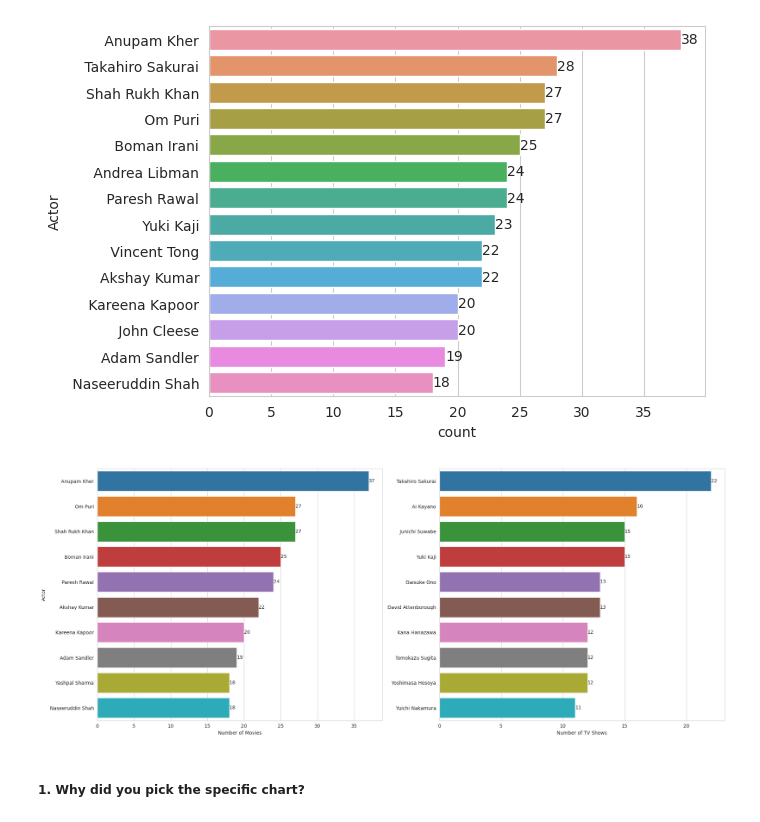
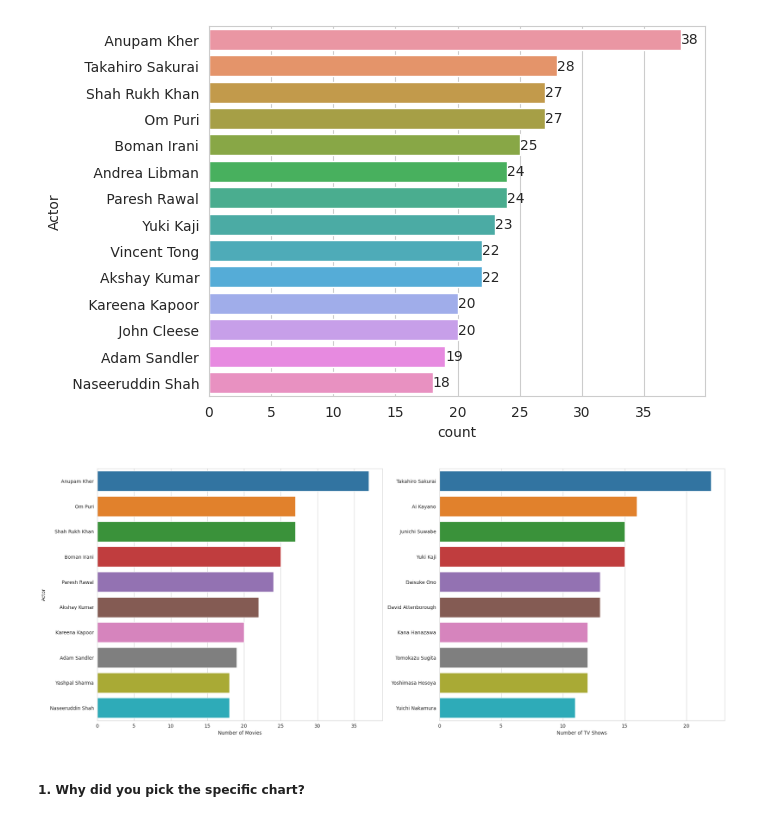
Before and after one commit to Jeetesh-KumarM/CAPSTONE-PROJECT--3--CLUSTERING, a Jupyter notebook: Netflix_Movies_and_TV_Shows_Clustering.ipynb, the cells around one changed output. Saved outputs shown, nothing was run; the diff lists cells and outputs as text; code cells hidden in the pictures.

```diff
--- a/Netflix_Movies_and_TV_Shows_Clustering.ipynb
+++ b/Netflix_Movies_and_TV_Shows_Clustering.ipynb
@@ -421,25 +421,21 @@ for label in ax.containers:
 # %%
 #Cast for Movies
 cstm=dfm['cast'].str.split(',', expand=True)
 cstm=cstm.stack().reset_index()
 fig, ax = plt.subplots(nrows=1, ncols=2,figsize=(20,8))
 sns.countplot(data=cstm,y=cstm[0],order=cstm[0].value_counts().iloc[:10].index,ax=ax[0])
 ax[0].set_ylabel('Actor')
 ax[0].set_xlabel('Number of Movies')
-for label in ax[0].containers:
-    ax[0].bar_label(label)
 
 #Cast for TV Shows
 csttvs=dftvs['cast'].str.split(',', expand=True)
 csttvs=csttvs.stack().reset_index()
 sns.countplot(data=csttvs,y=csttvs[0],order=csttvs[0].value_counts().iloc[:10].index,ax=ax[1])
 ax[1].set_ylabel('')
 ax[1].set_xlabel('Number of TV Shows')
-for label in ax[1].containers:
-    ax[1].bar_label(label)
 fig.tight_layout()
 # %% [output]
-[figure, old version]
+[figure, new version]
 # %% [markdown]
 ##### 1. Why did you pick the specific chart?
 # %% [markdown]
```
Also changed, not shown: parts of 11 cells of this notebook.
